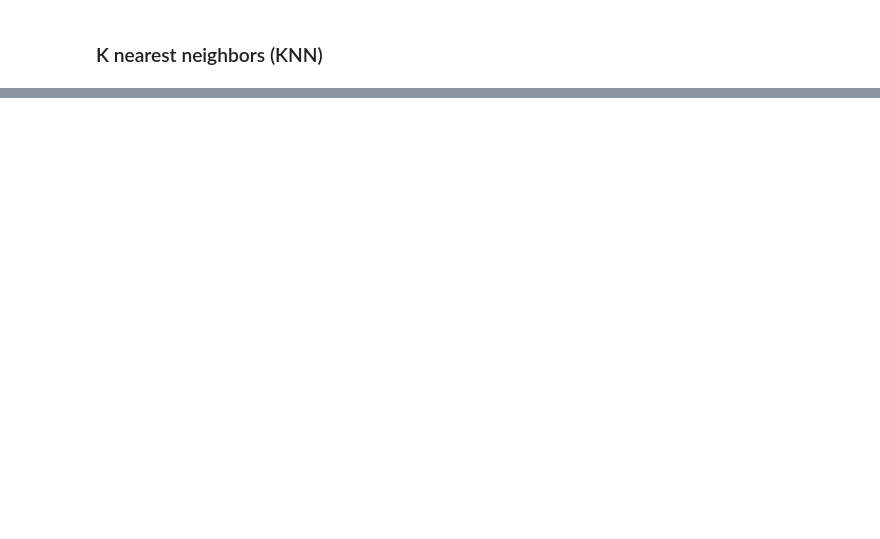
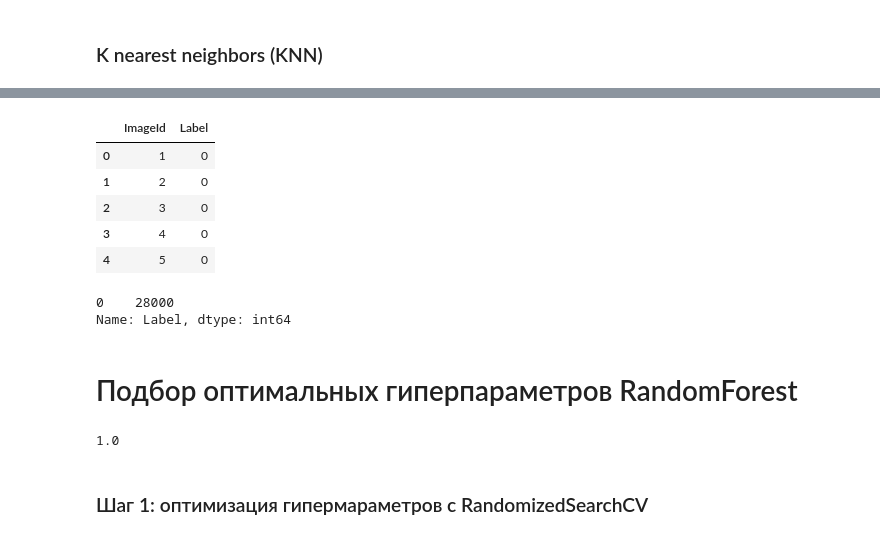
Before and after one commit to upshifter/digit-recognizer, a Jupyter notebook: Digit_Recognizer.ipynb, the cells around one changed output, grey strips where cells are left out. Drawn from its saved outputs; the diff is of its cells as text; code cells hidden in the pictures; blank space fills up the shorter version.

```diff
--- a/Digit_Recognizer.ipynb
+++ b/Digit_Recognizer.ipynb
@@ -163,0 +185,15 @@ array([0.99479618, 0.99042646, 0.94699647, 0.96037898, 0.96978022,
+# %%
+sample_submission.head()
+# %% [output]
+|  | ImageId | Label |
+| 0 | 1 | 0 |
+| 1 | 2 | 0 |
+| 2 | 3 | 0 |
+| 3 | 4 | 0 |
+| 4 | 5 | 0 |
+# %%
+# изучим количество уникальных значений
+sample_submission['Label'].value_counts()
+# %% [output]
+0    28000
+Name: Label, dtype: int64
@@ -163,0 +209,9 @@ array([0.99479618, 0.99042646, 0.94699647, 0.96037898, 0.96978022,
+# %% [markdown]
+# Подбор оптимальных гиперпараметров RandomForest
+# %%
+rfc = RandomForestClassifier()
+rfc.fit(X_train, y_train)
+# %% [output]
+1.0
+# %% [markdown]
+### Шаг 1: оптимизация гипермараметров с RandomizedSearchCV
```
Also changed, not shown: parts of 31 cells of this notebook, 1 other file.
